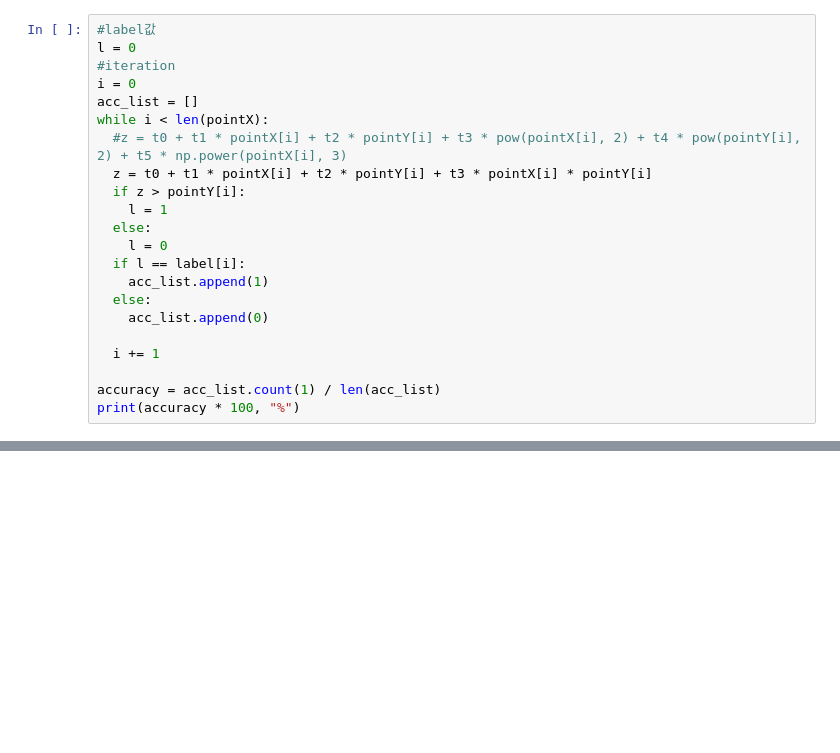
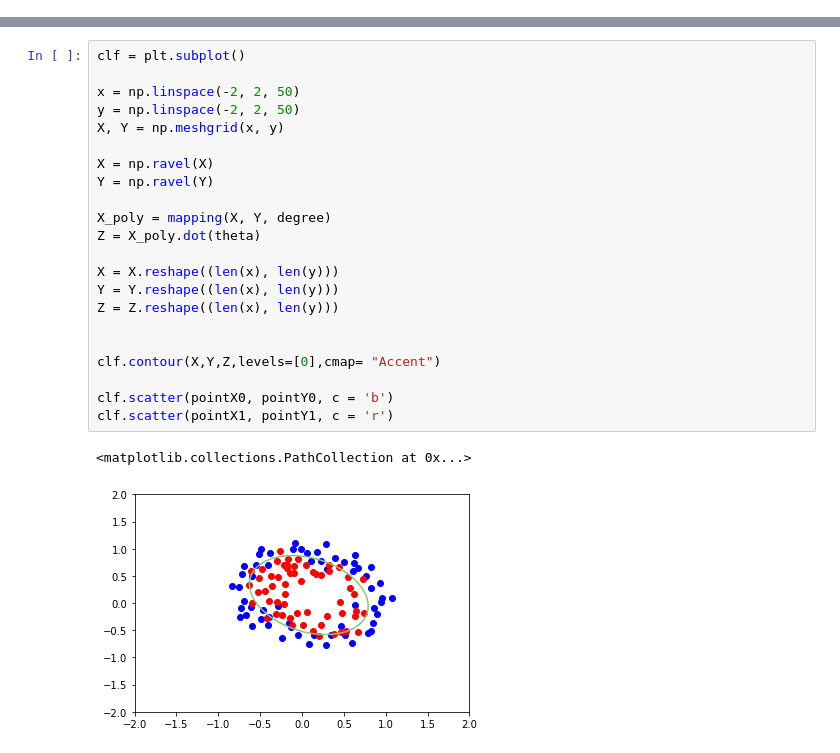
Before and after one commit to CJavaPython/AssignmentFolder, a Jupyter notebook: Assignment06/Assignment06.ipynb, the cells around one changed output, grey strips where cells are left out. Saved outputs shown, nothing was run; the diff lists cells and outputs as text; blank space fills up the shorter version.

```diff
--- a/Assignment06/Assignment06.ipynb
+++ b/Assignment06/Assignment06.ipynb
@@ -255,22 +0,0 @@ plt.show()
-# %%
-#label값
-l = 0
-#iteration
-i = 0
-acc_list = []
-while i < len(pointX):
-  #z = t0 + t1 * pointX[i] + t2 * pointY[i] + t3 * pow(pointX[i], 2) + t4 * pow(pointY[i], 2) + t5 * np.power(pointX[i], 3)
-  z = t0 + t1 * pointX[i] + t2 * pointY[i] + t3 * pointX[i] * pointY[i]
-  if z > pointY[i]:
-    l = 1
-  else:
-    l = 0
-  if l == label[i]:
-    acc_list.append(1)
-  else:
-    acc_list.append(0)
-
-  i += 1
-
-accuracy = acc_list.count(1) / len(acc_list)
-print(accuracy * 100, "%")
@@ -507,0 +88,25 @@ plotDecisionBoundary(theta, degree, axes)
+# %%
+clf = plt.subplot()
+
+x = np.linspace(-2, 2, 50)
+y = np.linspace(-2, 2, 50)
+X, Y = np.meshgrid(x, y)
+
+X = np.ravel(X)
+Y = np.ravel(Y)
+
+X_poly = mapping(X, Y, degree)
+Z = X_poly.dot(theta)
+
+X = X.reshape((len(x), len(y)))
+Y = Y.reshape((len(x), len(y)))
+Z = Z.reshape((len(x), len(y)))
+
+
+clf.contour(X,Y,Z,levels=[0],cmap= "Accent")
+
+clf.scatter(pointX0, pointY0, c = 'b')
+clf.scatter(pointX1, pointY1, c = 'r')
+# %% [output]
+<matplotlib.collections.PathCollection at 0x...>
+[figure, added]
```
Also changed, not shown: parts of 42 cells of this notebook.
